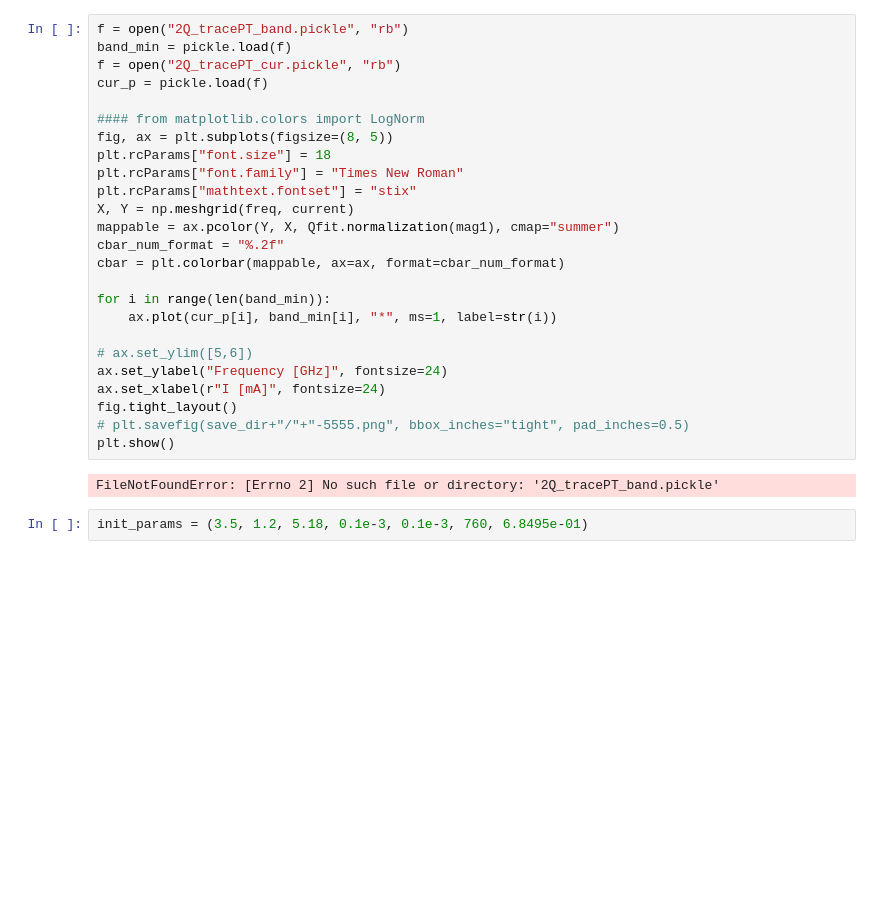
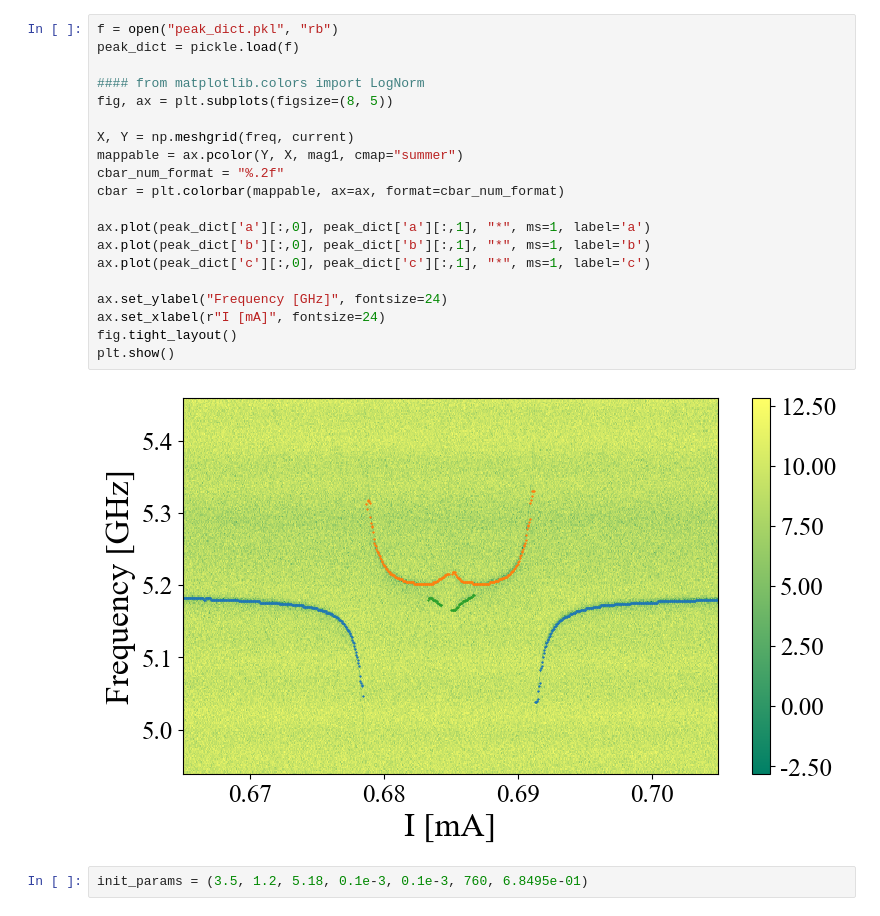
Before and after one commit to AkiyoshiTomonaga/scfitpy, a Jupyter notebook: notebooks/101_RabiFit.ipynb, the cells around one changed output. Cells and saved outputs as stored; diff of their text form; blank space fills up the shorter version.

```diff
--- a/notebooks/101_RabiFit.ipynb
+++ b/notebooks/101_RabiFit.ipynb
@@ -45,30 +53,25 @@ plt.show()
 # %%
-f = open("2Q_tracePT_band.pickle", "rb")
-band_min = pickle.load(f)
-f = open("2Q_tracePT_cur.pickle", "rb")
-cur_p = pickle.load(f)
+f = open("peak_dict.pkl", "rb")
+peak_dict = pickle.load(f)
 
 #### from matplotlib.colors import LogNorm
 fig, ax = plt.subplots(figsize=(8, 5))
-plt.rcParams["font.size"] = 18
-plt.rcParams["font.family"] = "Times New Roman"
-plt.rcParams["mathtext.fontset"] = "stix"
+
 X, Y = np.meshgrid(freq, current)
-mappable = ax.pcolor(Y, X, Qfit.normalization(mag1), cmap="summer")
+mappable = ax.pcolor(Y, X, mag1, cmap="summer")
 cbar_num_format = "%.2f"
 cbar = plt.colorbar(mappable, ax=ax, format=cbar_num_format)
 
-for i in range(len(band_min)):
-    ax.plot(cur_p[i], band_min[i], "*", ms=1, label=str(i))
+ax.plot(peak_dict['a'][:,0], peak_dict['a'][:,1], "*", ms=1, label='a')
+ax.plot(peak_dict['b'][:,0], peak_dict['b'][:,1], "*", ms=1, label='b')
+ax.plot(peak_dict['c'][:,0], peak_dict['c'][:,1], "*", ms=1, label='c')
 
-# ax.set_ylim([5,6])
 ax.set_ylabel("Frequency [GHz]", fontsize=24)
 ax.set_xlabel(r"I [mA]", fontsize=24)
 fig.tight_layout()
-# plt.savefig(save_dir+"/"+"-5555.png", bbox_inches="tight", pad_inches=0.5)
 plt.show()
 # %% [output]
-FileNotFoundError: [Errno 2] No such file or directory: '2Q_tracePT_band.pickle'
+[figure, added]
 # %%
 init_params = (3.5, 1.2, 5.18, 0.1e-3, 0.1e-3, 760, 6.8495e-01)
 # %%
```
Also changed, not shown: parts of 9 cells of this notebook, 1 other file.
